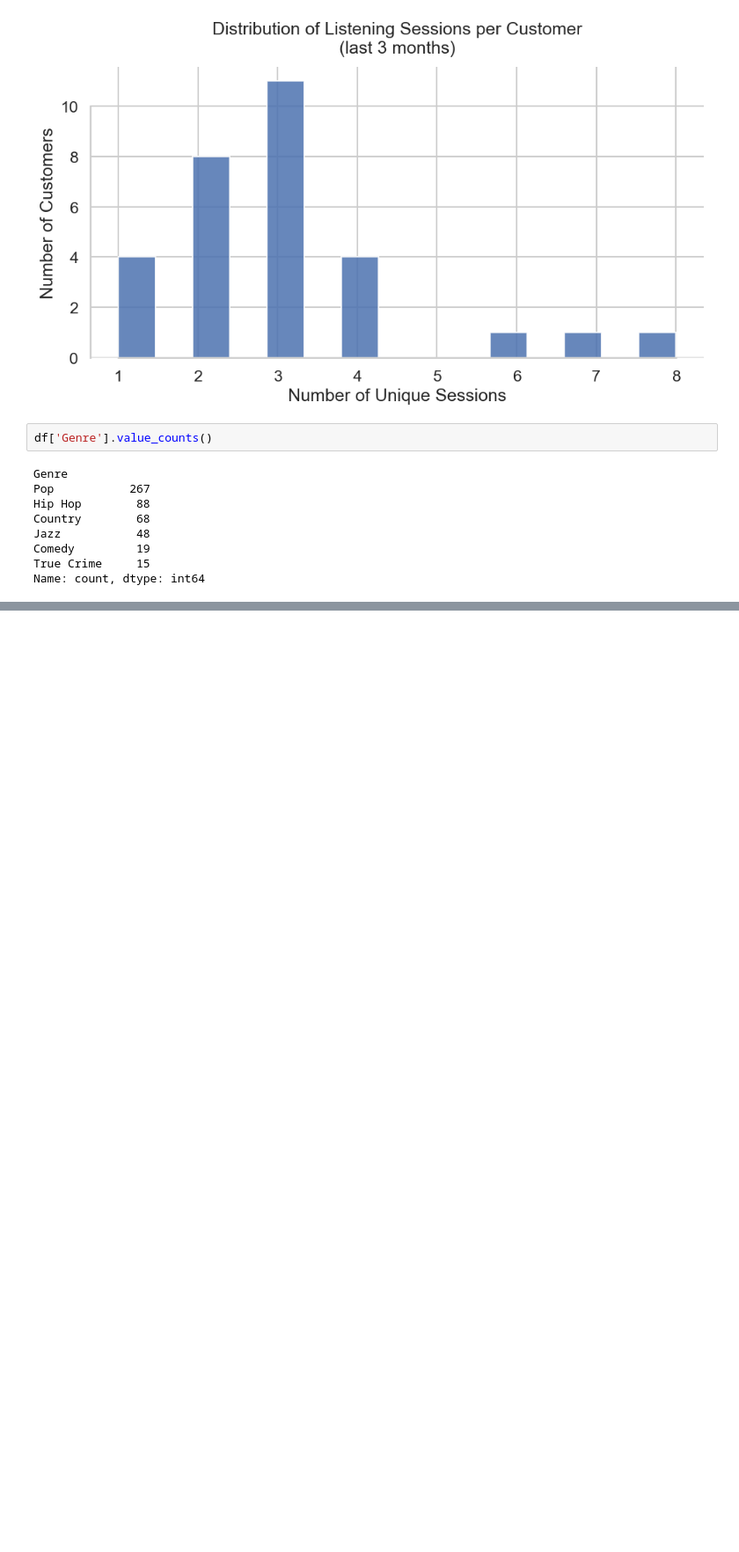
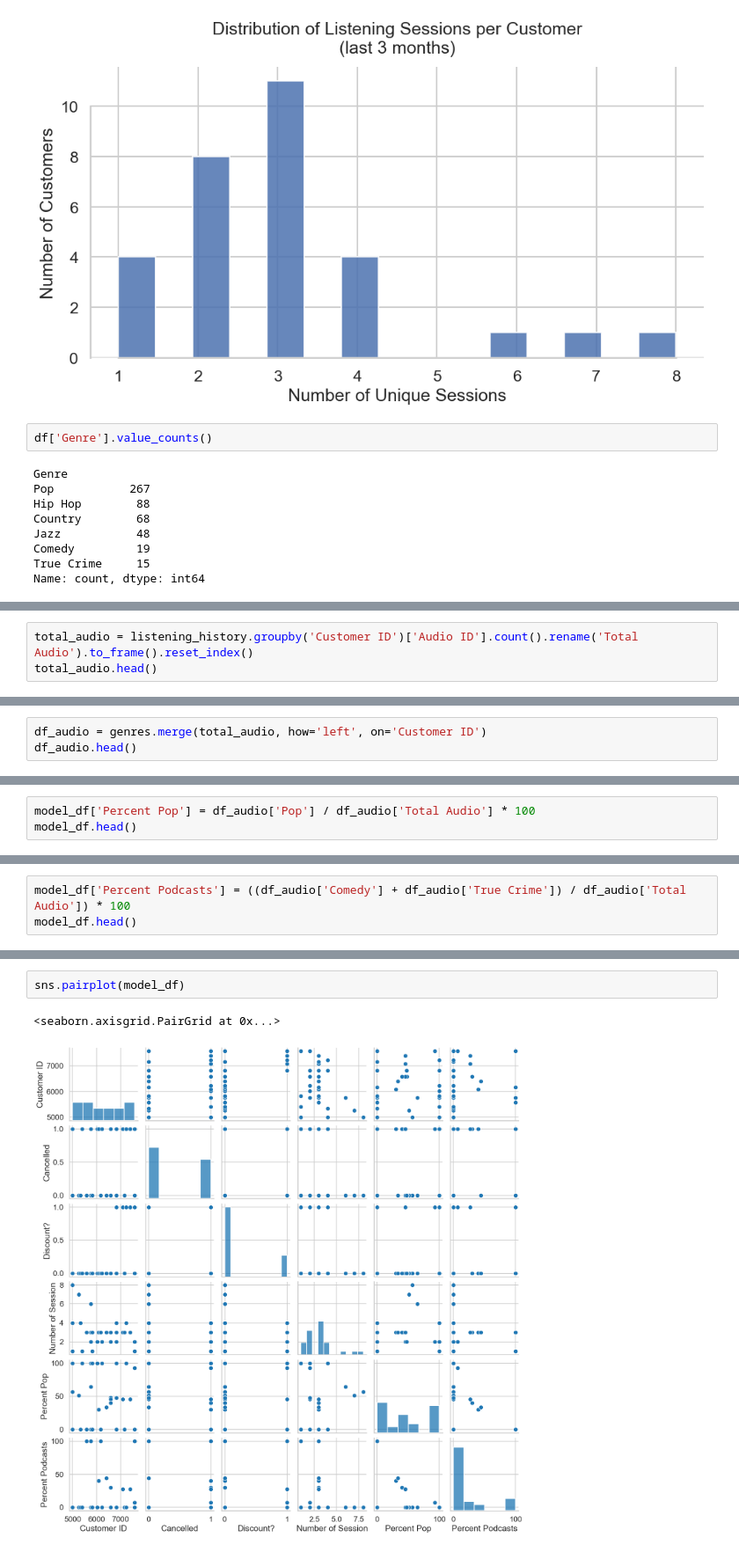
Before and after one commit to Marcin-Charzynski/retention-radar, a Jupyter notebook: notebooks/customer_churn_data_prep.ipynb, the cells around one changed output, grey strips where cells are left out. Shown at 88% size. Cells and saved outputs as stored; diff of their text form; blank space fills up the shorter version.

```diff
--- a/notebooks/customer_churn_data_prep.ipynb
+++ b/notebooks/customer_churn_data_prep.ipynb
@@ -602,0 +675,3 @@ Name: count, dtype: int64
+# %%
+total_audio = listening_history.groupby('Customer ID')['Audio ID'].count().rename('Total Audio').to_frame().reset_index()
+total_audio.head()
@@ -602,0 +685,3 @@ Name: count, dtype: int64
+# %%
+df_audio = genres.merge(total_audio, how='left', on='Customer ID')
+df_audio.head()
@@ -602,0 +695,3 @@ Name: count, dtype: int64
+# %%
+model_df['Percent Pop'] = df_audio['Pop'] / df_audio['Total Audio'] * 100
+model_df.head()
@@ -602,0 +705,3 @@ Name: count, dtype: int64
+# %%
+model_df['Percent Podcasts'] = ((df_audio['Comedy'] + df_audio['True Crime']) / df_audio['Total Audio']) * 100
+model_df.head()
@@ -602,0 +715,5 @@ Name: count, dtype: int64
+# %%
+sns.pairplot(model_df)
+# %% [output]
+<seaborn.axisgrid.PairGrid at 0x...>
+[figure, added]
```
Also changed, not shown: parts of 12 cells of this notebook, 2 other files.
